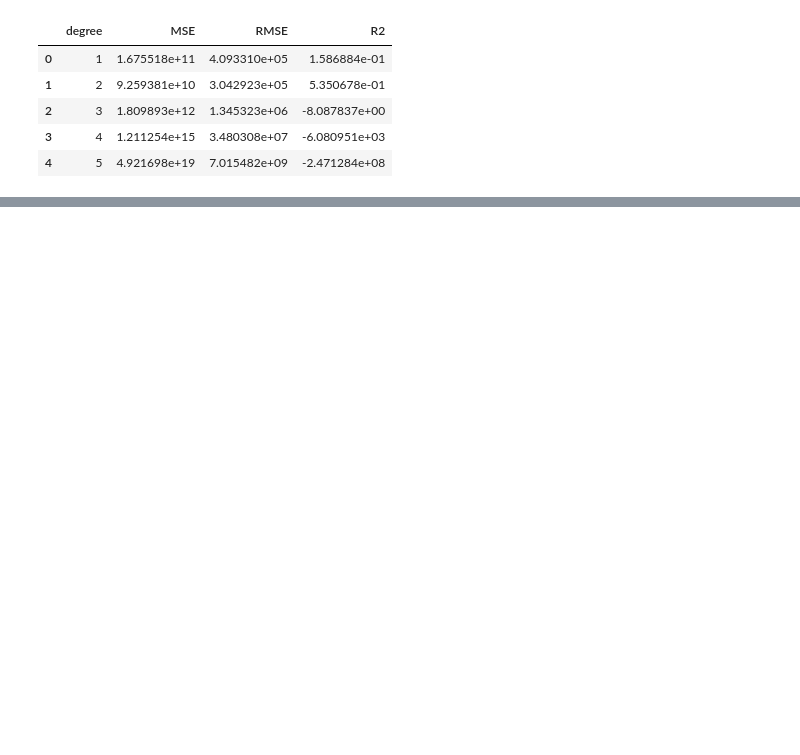
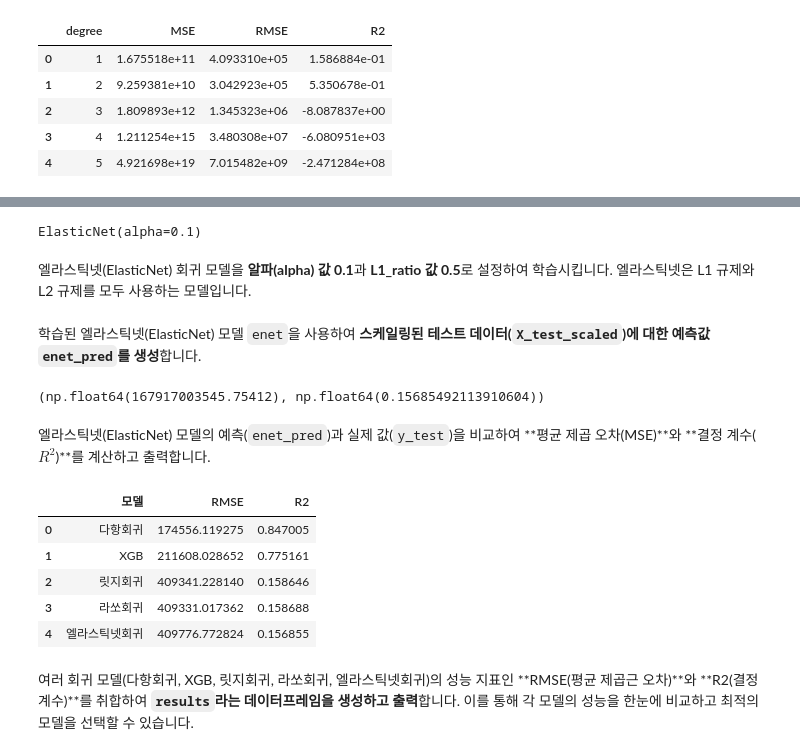
Before and after one commit to Telkem/hipython_rep, a Jupyter notebook: 7_car_predict_model/중고차가격예측모델.ipynb, the cells around one changed output, grey strips where cells are left out. Saved outputs shown, nothing was run; the diff lists cells and outputs as text; code cells hidden in the pictures; blank space fills up the shorter version.

```diff
--- a/7_car_predict_model/중고차가격예측모델.ipynb
+++ b/7_car_predict_model/중고차가격예측모델.ipynb
@@ -297,0 +483,8 @@ pd.DataFrame(results)
+# %%
+lasso = Lasso(alpha=0.1)
+lasso.fit(X_train_scaled,y_train)
+pred_lasso = lasso.predict(X_test_scaled)
+
+mse = mean_squared_error(y_test, pred_lasso)
+r2 = r2_score(y_test, pred_lasso)
+mse, r2
@@ -297,0 +495,8 @@ pd.DataFrame(results)
+# %%
+alphas = [0.001, 0.01, 0.1, 1, 10, 100]
+lasso_cv = LassoCV(alphas=alphas, cv=5)
+lasso_cv.fit(X_train_scaled, y_train)
+lasso_preds = lasso_cv.predict(X_test_scaled)
+lasso_mse = mean_squared_error(y_test, lasso_preds)
+lasso_r2 = r2_score(y_test, lasso_preds)
+print(f'ridge cv mse : {lasso_mse:.4f}, r2 : {lasso_r2:.4f}')
@@ -297,0 +533,43 @@ pd.DataFrame(results)
+# %%
+enet = ElasticNet(alpha=0.1, l1_ratio=0.5)
+enet.fit(X_train_scaled,y_train)
+# %% [output]
+ElasticNet(alpha=0.1)
+# %% [markdown]
+엘라스틱넷(ElasticNet) 회귀 모델을 **알파(alpha) 값 0.1**과 **L1_ratio 값 0.5**로 설정하여 학습시킵니다. 엘라스틱넷은 L1 규제와 L2 규제를 모두 사용하는 모델입니다.
+# %%
+enet_pred = enet.predict(X_test_scaled)
+# %% [markdown]
+학습된 엘라스틱넷(ElasticNet) 모델 `enet`을 사용하여 **스케일링된 테스트 데이터(`X_test_scaled`)에 대한 예측값 `enet_pred`를 생성**합니다.
+# %%
+mse = mean_squared_error(y_test, enet_pred)
+r2 = r2_score(y_test, enet_pred)
+mse, r2
+# %% [output]
+(np.float64(167917003545.75412), np.float64(0.15685492113910604))
+# %% [markdown]
+엘라스틱넷(ElasticNet) 모델의 예측(`enet_pred`)과 실제 값(`y_test`)을 비교하여 **평균 제곱 오차(MSE)**와 **결정 계수($R^2$)**를 계산하고 출력합니다.
+# %%
+results = pd.DataFrame({
+    '모델' : ['다항회귀', 'XGB', '릿지회귀', '라쏘회귀', '엘라스틱넷회귀'],
+    'RMSE' : [np.sqrt(mean_squared_error(y_test,best_pred_poly)),
+             np.sqrt(mean_squared_error(y_test,xgb_pred)),
+             np.sqrt(mean_squared_error(y_test,pred_ridge)),
+             np.sqrt(mean_squared_error(y_test,pred_lasso)),
+             np.sqrt(mean_squared_error(y_test,enet_pred))],
+    'R2' : [r2_score(y_test,best_pred_poly),
+            r2_score(y_test,xgb_pred),
+            r2_score(y_test,pred_ridge),
+            r2_score(y_test,pred_lasso),
+            r2_score(y_test,enet_pred)]
+})
+results
+# %% [output]
+|  | 모델 | RMSE | R2 |
+| 0 | 다항회귀 | 174556.119275 | 0.847005 |
+| 1 | XGB | 211608.028652 | 0.775161 |
+| 2 | 릿지회귀 | 409341.228140 | 0.158646 |
+| 3 | 라쏘회귀 | 409331.017362 | 0.158688 |
+| 4 | 엘라스틱넷회귀 | 409776.772824 | 0.156855 |
+# %% [markdown]
+여러 회귀 모델(다항회귀, XGB, 릿지회귀, 라쏘회귀, 엘라스틱넷회귀)의 성능 지표인 **RMSE(평균 제곱근 오차)**와 **R2(결정 계수)**를 취합하여 **`results`라는 데이터프레임을 생성하고 출력**합니다. 이를 통해 각 모델의 성능을 한눈에 비교하고 최적의 모델을 선택할 수 있습니다.
```
Also changed, not shown: parts of 68 cells of this notebook, 3 other files.
